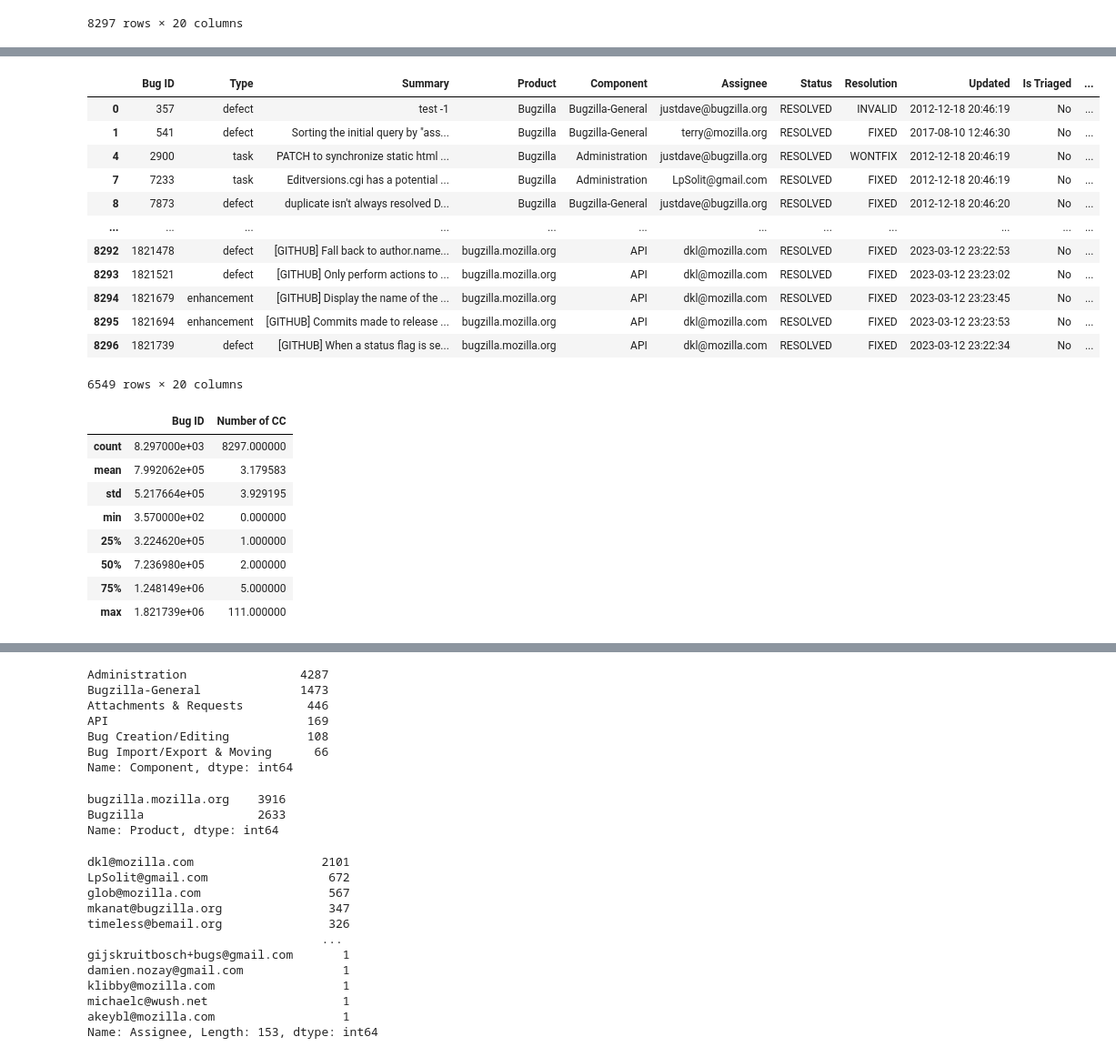
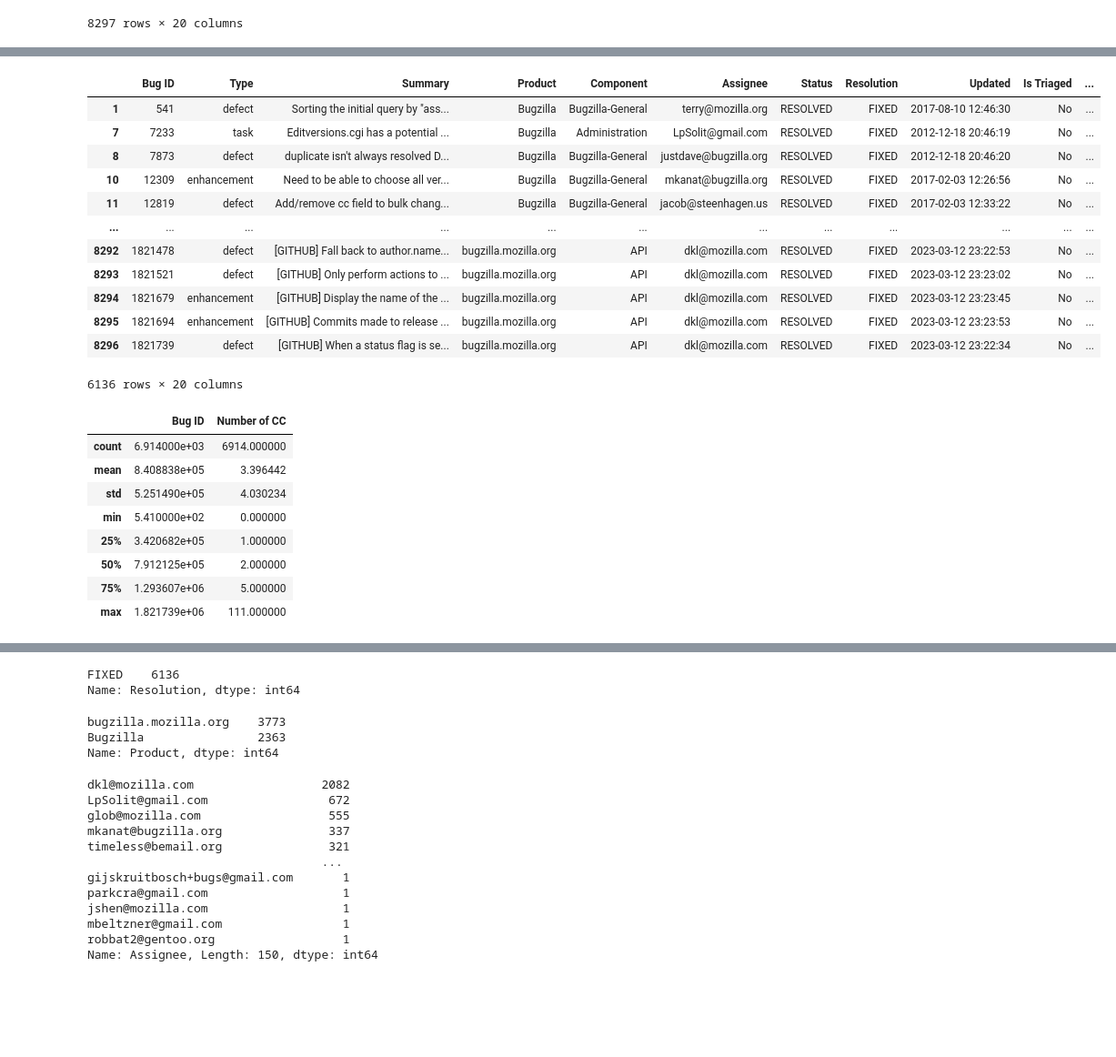
Before and after one commit to Mystic-Trooper/bug-triaging-2, a Jupyter notebook: bug triaging.ipynb, the cells around one changed output, grey strips where cells are left out. Shown at 91% size. Cells and saved outputs as stored; diff of their text form; code cells hidden in the pictures; blank space fills up the shorter version.

```diff
--- a/bug triaging.ipynb
+++ b/bug triaging.ipynb
@@ -58,3 +58,6 @@ dataset
 | 8295 | 1821694 | enhancement | [GITHUB] Commits made to release ... | bugzilla.mozilla.org | API | dkl@mozilla.com | RESOLVED | FIXED | 2023-03-12 23:23:53 | No | ... |
 | 8296 | 1821739 | defect | [GITHUB] When a status flag is se... | bugzilla.mozilla.org | API | dkl@mozilla.com | RESOLVED | FIXED | 2023-03-12 23:22:34 | No | ... |
 8297 rows × 20 columns
+# %%
+datasets= dataset[(dataset.Resolution!="WONTFIX")& (dataset.Resolution!="INVALID")]
+datasets
@@ -61,32 +78,31 @@ dataset
 # %%
-bugs= dataset.dropna()
+bugs= datasets.dropna()
 bugs
 # %% [output]
 |  | Bug ID | Type | Summary | Product | Component | Assignee | Status | Resolution | Updated | Is Triaged | ... |
-| 0 | 357 | defect | test -1 | Bugzilla | Bugzilla-General | justdave@bugzilla.org | RESOLVED | INVALID | 2012-12-18 20:46:19 | No | ... |
 | 1 | 541 | defect | Sorting the initial query by "ass... | Bugzilla | Bugzilla-General | terry@mozilla.org | RESOLVED | FIXED | 2017-08-10 12:46:30 | No | ... |
-| 4 | 2900 | task | PATCH to synchronize static html ... | Bugzilla | Administration | justdave@bugzilla.org | RESOLVED | WONTFIX | 2012-12-18 20:46:19 | No | ... |
 | 7 | 7233 | task | Editversions.cgi has a potential ... | Bugzilla | Administration | LpSolit@gmail.com | RESOLVED | FIXED | 2012-12-18 20:46:19 | No | ... |
 | 8 | 7873 | defect | duplicate isn't always resolved D... | Bugzilla | Bugzilla-General | justdave@bugzilla.org | RESOLVED | FIXED | 2012-12-18 20:46:20 | No | ... |
+| 10 | 12309 | enhancement | Need to be able to choose all ver... | Bugzilla | Bugzilla-General | mkanat@bugzilla.org | RESOLVED | FIXED | 2017-02-03 12:26:56 | No | ... |
+| 11 | 12819 | defect | Add/remove cc field to bulk chang... | Bugzilla | Bugzilla-General | jacob@steenhagen.us | RESOLVED | FIXED | 2017-02-03 12:33:22 | No | ... |
 | ... | ... | ... | ... | ... | ... | ... | ... | ... | ... | ... | ... |
 | 8292 | 1821478 | defect | [GITHUB] Fall back to author.name... | bugzilla.mozilla.org | API | dkl@mozilla.com | RESOLVED | FIXED | 2023-03-12 23:22:53 | No | ... |
 | 8293 | 1821521 | defect | [GITHUB] Only perform actions to ... | bugzilla.mozilla.org | API | dkl@mozilla.com | RESOLVED | FIXED | 2023-03-12 23:23:02 | No | ... |
 | 8294 | 1821679 | enhancement | [GITHUB] Display the name of the ... | bugzilla.mozilla.org | API | dkl@mozilla.com | RESOLVED | FIXED | 2023-03-12 23:23:45 | No | ... |
 | 8295 | 1821694 | enhancement | [GITHUB] Commits made to release ... | bugzilla.mozilla.org | API | dkl@mozilla.com | RESOLVED | FIXED | 2023-03-12 23:23:53 | No | ... |
 | 8296 | 1821739 | defect | [GITHUB] When a status flag is se... | bugzilla.mozilla.org | API | dkl@mozilla.com | RESOLVED | FIXED | 2023-03-12 23:22:34 | No | ... |
-6549 rows × 20 columns
+6136 rows × 20 columns
 # %%
-
-dataset.describe()
+datasets.describe()
 # %% [output]
 |  | Bug ID | Number of CC |
-| count | 8.297000e+03 | 8297.000000 |
-| mean | 7.992062e+05 | 3.179583 |
-| std | 5.217664e+05 | 3.929195 |
-| min | 3.570000e+02 | 0.000000 |
-| 25% | 3.224620e+05 | 1.000000 |
-| 50% | 7.236980e+05 | 2.000000 |
-| 75% | 1.248149e+06 | 5.000000 |
+| count | 6.914000e+03 | 6914.000000 |
+| mean | 8.408838e+05 | 3.396442 |
+| std | 5.251490e+05 | 4.030234 |
+| min | 5.410000e+02 | 0.000000 |
+| 25% | 3.420682e+05 | 1.000000 |
+| 50% | 7.912125e+05 | 2.000000 |
+| 75% | 1.293607e+06 | 5.000000 |
 | max | 1.821739e+06 | 111.000000 |
 # %%
 bugs.dtypes
@@ -109,36 +125,31 @@ Change Request              object
 Classification              object
 dtype: object
 # %%
-bugs['Component'].value_counts()
+bugs['Resolution'].value_counts()
 # %% [output]
-Administration                4287
-Bugzilla-General              1473
-Attachments & Requests         446
-API                            169
-Bug Creation/Editing           108
-Bug Import/Export & Moving      66
-Name: Component, dtype: int64
+FIXED    6136
+Name: Resolution, dtype: int64
 # %%
 bugs['Product'].value_counts()
 # %% [output]
-bugzilla.mozilla.org    3916
-Bugzilla                2633
+bugzilla.mozilla.org    3773
+Bugzilla                2363
 Name: Product, dtype: int64
 # %%
 bugs['Assignee'].value_counts()
 # %% [output]
-dkl@mozilla.com                  2101
+dkl@mozilla.com                  2082
 LpSolit@gmail.com                 672
-glob@mozilla.com                  567
-mkanat@bugzilla.org               347
-timeless@bemail.org               326
+glob@mozilla.com                  555
+mkanat@bugzilla.org               337
+timeless@bemail.org               321
                                  ...
 gijskruitbosch+bugs@gmail.com       1
-damien.nozay@gmail.com              1
-klibby@mozilla.com                  1
-michaelc@wush.net                   1
-akeybl@mozilla.com                  1
-Name: Assignee, Length: 153, dtype: int64
+parkcra@gmail.com                   1
+jshen@mozilla.com                   1
+mbeltzner@gmail.com                 1
+robbat2@gentoo.org                  1
+Name: Assignee, Length: 150, dtype: int64
 # %%
 bugs['Assignee Real Name'].value_counts()
 # %% [output]
```
Also changed, not shown: parts of 16 cells of this notebook.
